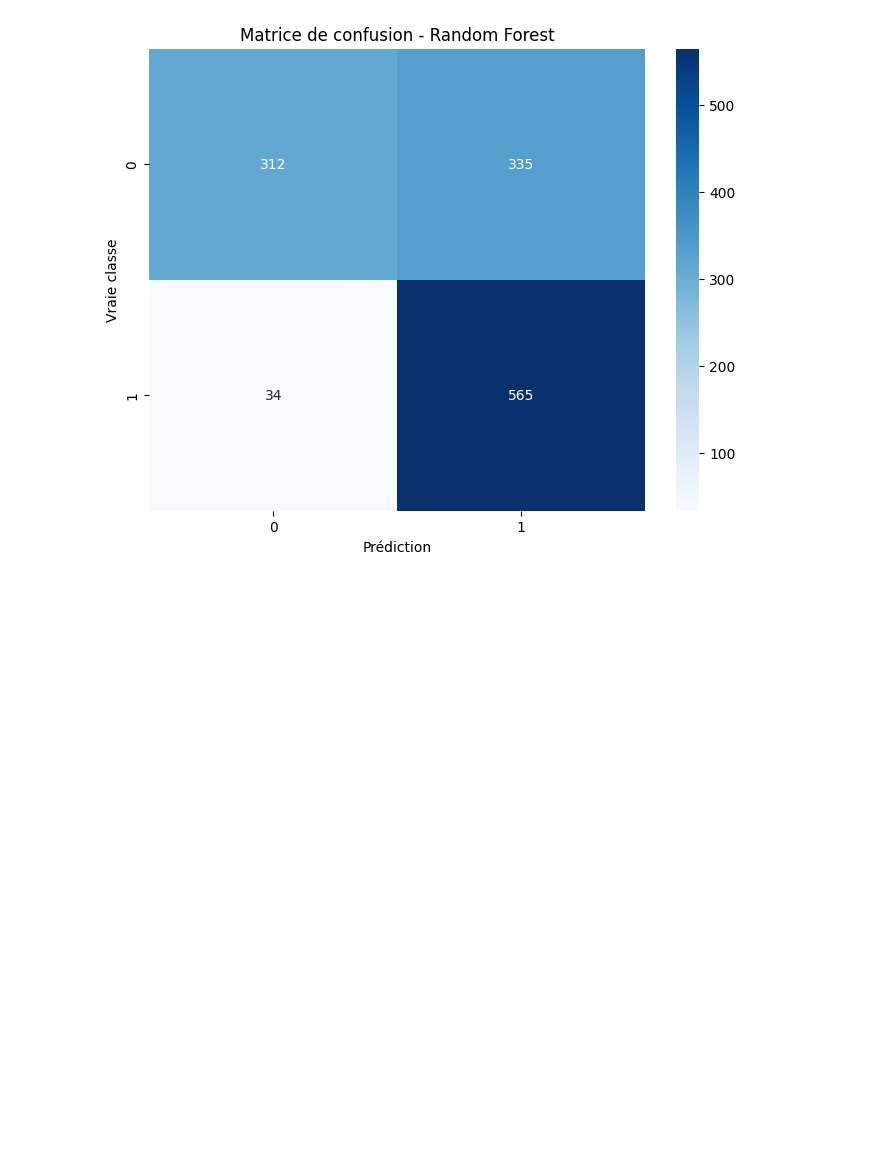
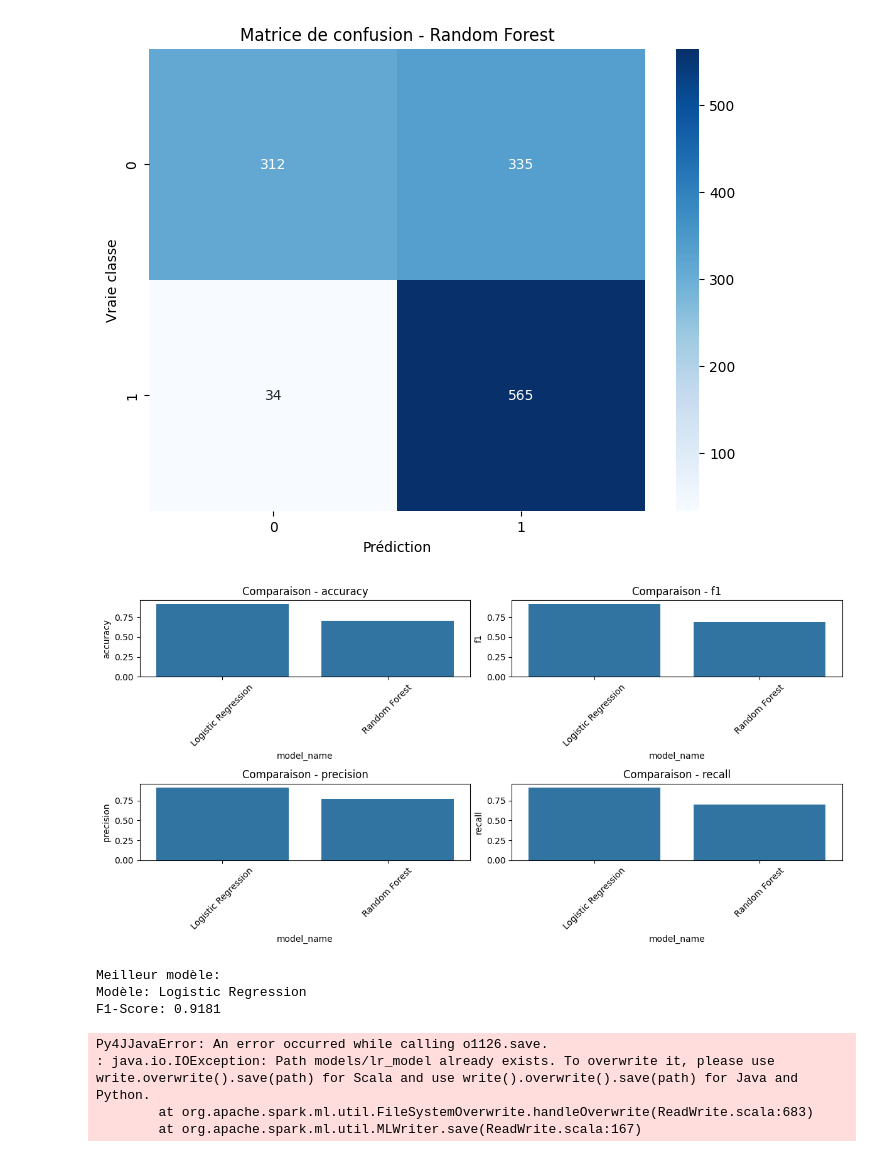
Before and after one commit to ibrahim-mestadi/tweets-classification, a Jupyter notebook: notebook/tweets_analysis_v2.ipynb, the cells around one changed output. Saved outputs shown, nothing was run; the diff lists cells and outputs as text; code cells hidden in the pictures; blank space fills up the shorter version.

```diff
--- a/notebook/tweets_analysis_v2.ipynb
+++ b/notebook/tweets_analysis_v2.ipynb
@@ -327,32 +297,46 @@ F1-Score: 0.6887
 Precision: 0.7700
 Recall: 0.7039
 [figure]
-# %%
-## XGBoost
-def evaluate_xgboost_model(model, data, model_name):
-    predictions = model.predict(data)
-    labels = data.get_label()
-
-    # Métriques de classification
-    accuracy = np.mean(predictions == labels)
-    conf_matrix = confusion_matrix(labels, predictions)
-
-    print(f"\nRésultats pour {model_name}:")
-    print(f"Accuracy: {accuracy:.4f}")
-
-    plt.figure(figsize=(8, 6))
-    sns.heatmap(conf_matrix, annot=True, fmt='d', cmap='Blues')
-    plt.title(f'Matrice de confusion - {model_name}')
-    plt.ylabel('Vraie classe')
-    plt.xlabel('Prédiction')
-    plt.show()
-
-    return {
-        'model_name': model_name,
-        'accuracy': accuracy
-    }
-
-try:
-      results.append(evaluate_xgboost_model(xgb_model, dtrain, "XGBoost"))
-except Exception as e:
-      print(f"Error in XGBoost evaluation: {str(e)}")
+# %%
+import pandas as pd
+
+# Comparaison des modèles
+results_df = pd.DataFrame(results)
+metrics = ['accuracy', 'f1', 'precision', 'recall']
+# %%
+plt.figure(figsize=(12, 6))
+for i, metric in enumerate(metrics):
+    plt.subplot(2, 2, i+1)
+    sns.barplot(x='model_name', y=metric, data=results_df)
+    plt.title(f'Comparaison - {metric}')
+    plt.xticks(rotation=45)
+plt.tight_layout()
+plt.show()
+# %% [output]
+[figure, added]
+# %%
+# Sélection du meilleur modèle
+best_model = results_df.loc[results_df['f1'].idxmax()]
+print("\nMeilleur modèle:")
+print(f"Modèle: {best_model['model_name']}")
+print(f"F1-Score: {best_model['f1']:.4f}")
+# %% [output]
+Meilleur modèle:
+Modèle: Logistic Regression
+F1-Score: 0.9181
+# %%
+# Create the models directory if it doesn't exist
+os.makedirs("models", exist_ok=True)
+
+# Then save your models
+lr_model.save("models/lr_model")
+rf_model.save("models/rf_model")
+xgb_model.save("models/xgb_model")
+
+# Stop Spark session
+spark.stop()
+# %% [output]
+Py4JJavaError: An error occurred while calling o1126.save.
+: java.io.IOException: Path models/lr_model already exists. To overwrite it, please use write.overwrite().save(path) for Scala and use write().overwrite().save(path) for Java and Python.
+        at org.apache.spark.ml.util.FileSystemOverwrite.handleOverwrite(ReadWrite.scala:683)
+        at org.apache.spark.ml.util.MLWriter.save(ReadWrite.scala:167)
```
Also changed, not shown: parts of 2 cells of this notebook, 16 other files.
